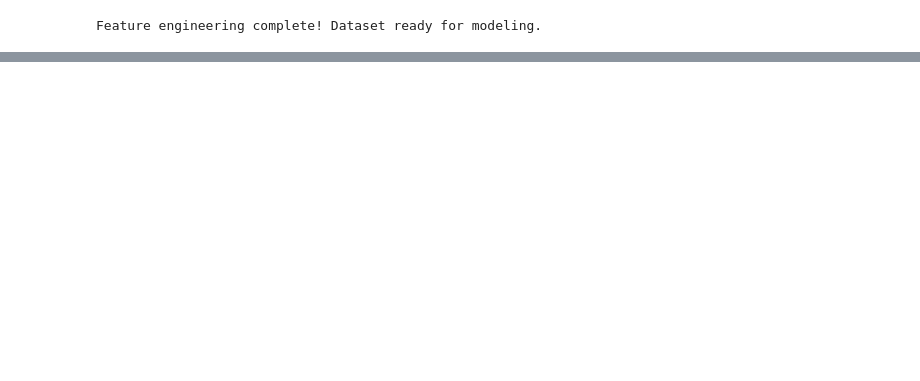
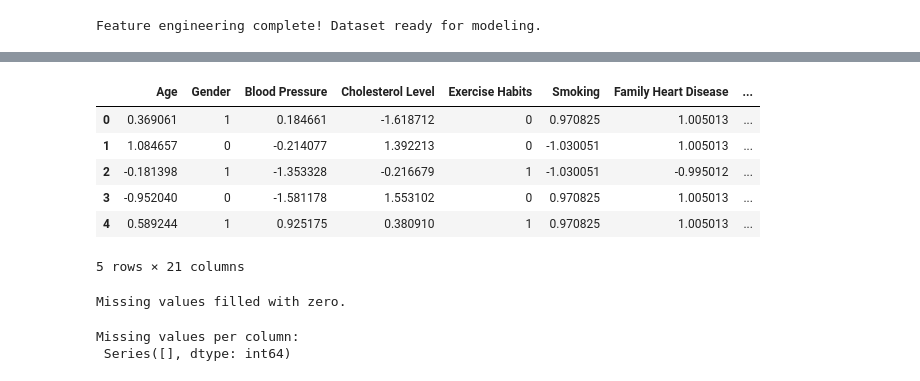
Before and after one commit to Dominic-Oseko/Group-10-Heart-disease-project, a Jupyter notebook: Members Notebook/index.david1.ipynb, the cells around one changed output, grey strips where cells are left out. Cells and saved outputs as stored; diff of their text form; code cells hidden in the pictures; blank space fills up the shorter version.

```diff
--- a/Members Notebook/index.david1.ipynb
+++ b/Members Notebook/index.david1.ipynb
@@ -176,19 +189,22 @@ EDA complete!
 # %%
-# 6. Feature Engineering
+#Feature Engineering
 # Encoding categorical variables
-categorical_cols = df.select_dtypes(include=['object']).columns
+from sklearn.preprocessing import LabelEncoder, StandardScaler
+from sklearn.model_selection import train_test_split
+
+categorical_cols = df1.select_dtypes(include=['object']).columns
 for col in categorical_cols:
-    df[col] = df[col].astype(str)  # Convert to string first
-    df[col] = LabelEncoder().fit_transform(df[col])
+    df1[col] = df1[col].astype(str)  # Convert to string first
+    df1[col] = LabelEncoder().fit_transform(df1[col])
 
 # Feature Scaling
 scaler = StandardScaler()
-numeric_cols = df.select_dtypes(include=['float64', 'int64']).columns.drop('Heart Disease Status')
-df[numeric_cols] = scaler.fit_transform(df[numeric_cols])
+numeric_cols = df1.select_dtypes(include=['float64', 'int64']).columns.drop('Heart Disease Status')
+df1[numeric_cols] = scaler.fit_transform(df1[numeric_cols])
 
 # Splitting dataset
-X = df.drop(columns=['Heart Disease Status'])
-y = df['Heart Disease Status']
+X = df1.drop(columns=['Heart Disease Status'])
+y = df1['Heart Disease Status']
 X_train, X_test, y_train, y_test = train_test_split(X, y, test_size=0.2, random_state=42, stratify=y)
 
 print("\nFeature engineering complete! Dataset ready for modeling.")
@@ -196,0 +234,21 @@ Feature engineering complete! Dataset ready for modeling.
+# %%
+df1.head(5)
+# %% [output]
+|  | Age | Gender | Blood Pressure | Cholesterol Level | Exercise Habits | Smoking | Family Heart Disease | ... |
+| 0 | 0.369061 | 1 | 0.184661 | -1.618712 | 0 | 0.970825 | 1.005013 | ... |
+| 1 | 1.084657 | 0 | -0.214077 | 1.392213 | 0 | -1.030051 | 1.005013 | ... |
+| 2 | -0.181398 | 1 | -1.353328 | -0.216679 | 1 | -1.030051 | -0.995012 | ... |
+| 3 | -0.952040 | 0 | -1.581178 | 1.553102 | 0 | 0.970825 | 1.005013 | ... |
+| 4 | 0.589244 | 1 | 0.925175 | 0.380910 | 1 | 0.970825 | 1.005013 | ... |
+5 rows × 21 columns
+# %%
+df1.fillna(0, inplace=True)
+print("Missing values filled with zero.")
+# %% [output]
+Missing values filled with zero.
+# %%
+missing_values = df1.isnull().sum()
+print("Missing values per column:\n", missing_values[missing_values > 0])
+# %% [output]
+Missing values per column:
+ Series([], dtype: int64)
```
Also changed, not shown: parts of 31 cells of this notebook.
